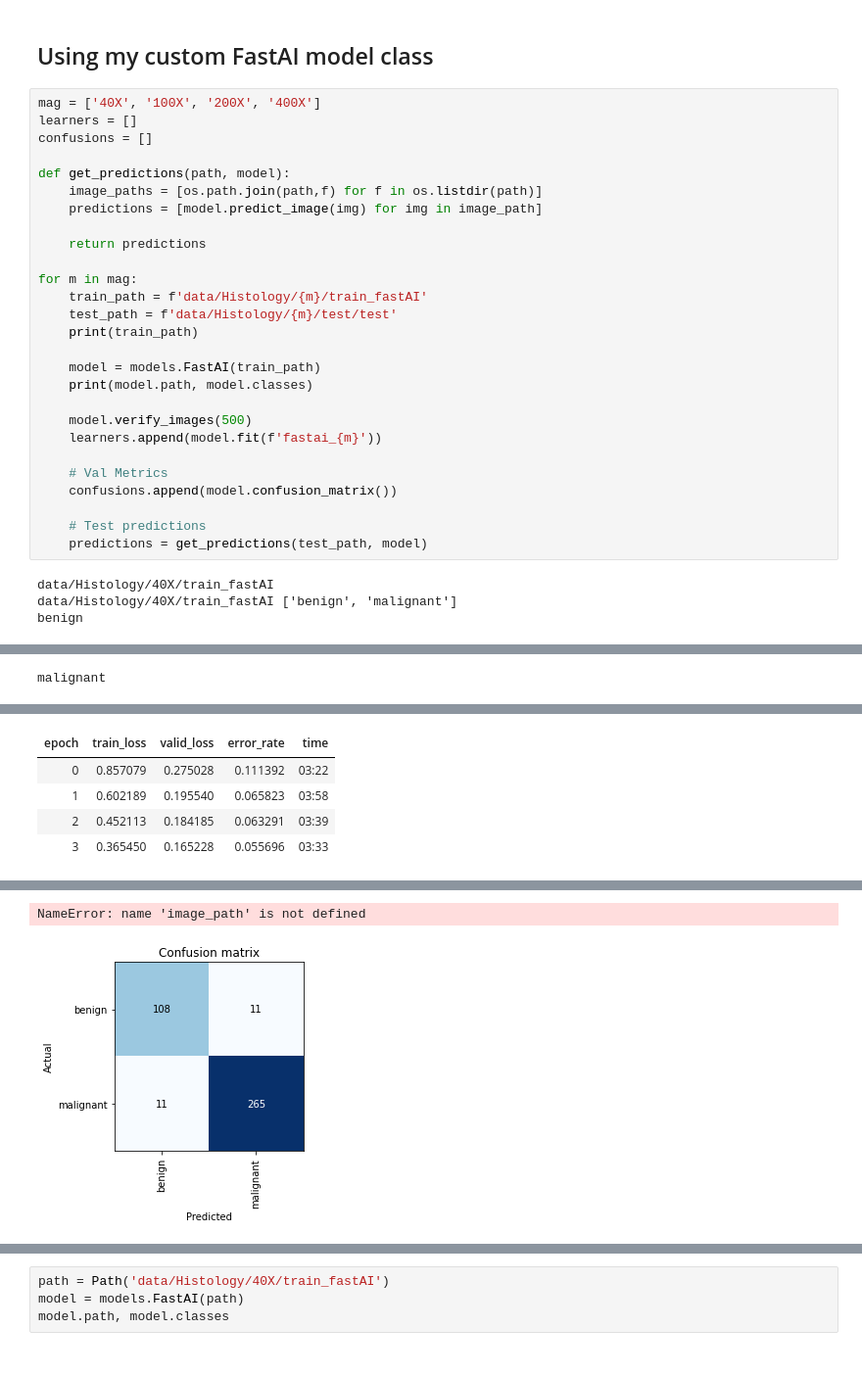
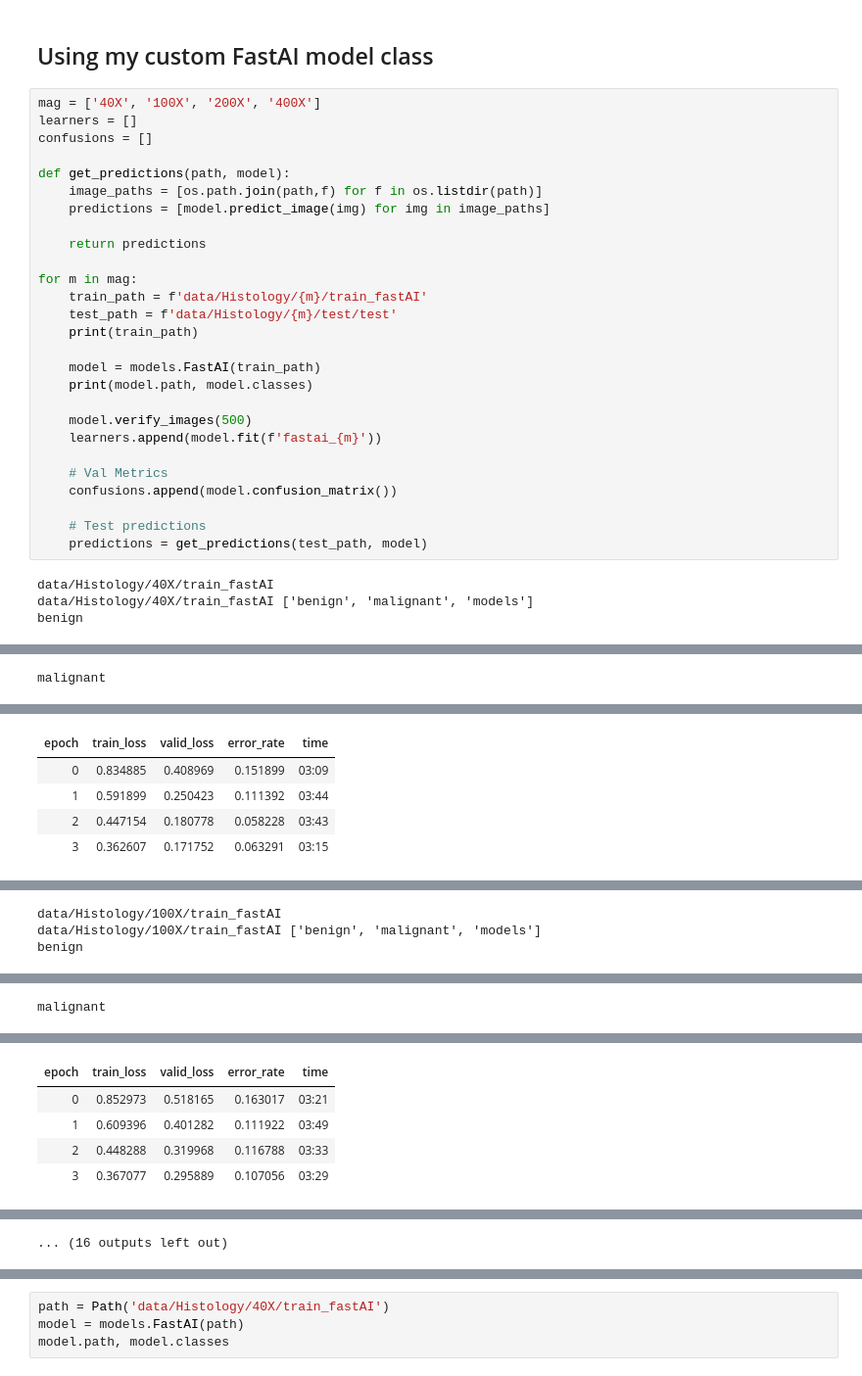
Before and after one commit to mkpetterson/cancer-prediction, a Jupyter notebook: notebooks/FastAI.ipynb, the cells around one changed output, grey strips where cells are left out. Shown: that part at 98% size. Saved outputs shown, nothing was run; the diff lists cells and outputs as text.

```diff
--- a/notebooks/FastAI.ipynb
+++ b/notebooks/FastAI.ipynb
@@ -19,39 +20,40 @@ learners = []
 confusions = []
 
 def get_predictions(path, model):
     image_paths = [os.path.join(path,f) for f in os.listdir(path)]
-    predictions = [model.predict_image(img) for img in image_path]
+    predictions = [model.predict_image(img) for img in image_paths]
 
     return predictions
 
 for m in mag:
     train_path = f'data/Histology/{m}/train_fastAI'
     test_path = f'data/Histology/{m}/test/test'
     print(train_path)
 
     model = models.FastAI(train_path)
     print(model.path, model.classes)
 
     model.verify_images(500)
     learners.append(model.fit(f'fastai_{m}'))
 
     # Val Metrics
     confusions.append(model.confusion_matrix())
 
     # Test predictions
     predictions = get_predictions(test_path, model)
 # %% [output]
 data/Histology/40X/train_fastAI
-data/Histology/40X/train_fastAI ['benign', 'malignant']
+data/Histology/40X/train_fastAI ['benign', 'malignant', 'models']
 benign
 [interactive output not drawn]
 malignant
 [interactive output not drawn]
 | epoch | train_loss | valid_loss | error_rate | time |
-| 0 | 0.857079 | 0.275028 | 0.111392 | 03:22 |
-| 1 | 0.602189 | 0.195540 | 0.065823 | 03:58 |
-| 2 | 0.452113 | 0.184185 | 0.063291 | 03:39 |
-| 3 | 0.365450 | 0.165228 | 0.055696 | 03:33 |
+| 0 | 0.834885 | 0.408969 | 0.151899 | 03:09 |
+| 1 | 0.591899 | 0.250423 | 0.111392 | 03:44 |
+| 2 | 0.447154 | 0.180778 | 0.058228 | 03:43 |
+| 3 | 0.362607 | 0.171752 | 0.063291 | 03:15 |
 [interactive output not drawn]
-NameError: name 'image_path' is not defined
+data/Histology/100X/train_fastAI
+data/Histology/100X/train_fastAI ['benign', 'malignant', 'models']
+benign
-[figure, removed]
@@ -57,0 +61 @@ NameError: name 'image_path' is not defined
+malignant
@@ -57,0 +63,5 @@ NameError: name 'image_path' is not defined
+| epoch | train_loss | valid_loss | error_rate | time |
+| 0 | 0.852973 | 0.518165 | 0.163017 | 03:21 |
+| 1 | 0.609396 | 0.401282 | 0.111922 | 03:49 |
+| 2 | 0.448288 | 0.319968 | 0.116788 | 03:33 |
+| 3 | 0.367077 | 0.295889 | 0.107056 | 03:29 |
@@ -57,0 +69 @@ NameError: name 'image_path' is not defined
+... (16 outputs left out)
```
Also changed, not shown: parts of 4 cells of this notebook, 3 other files.
